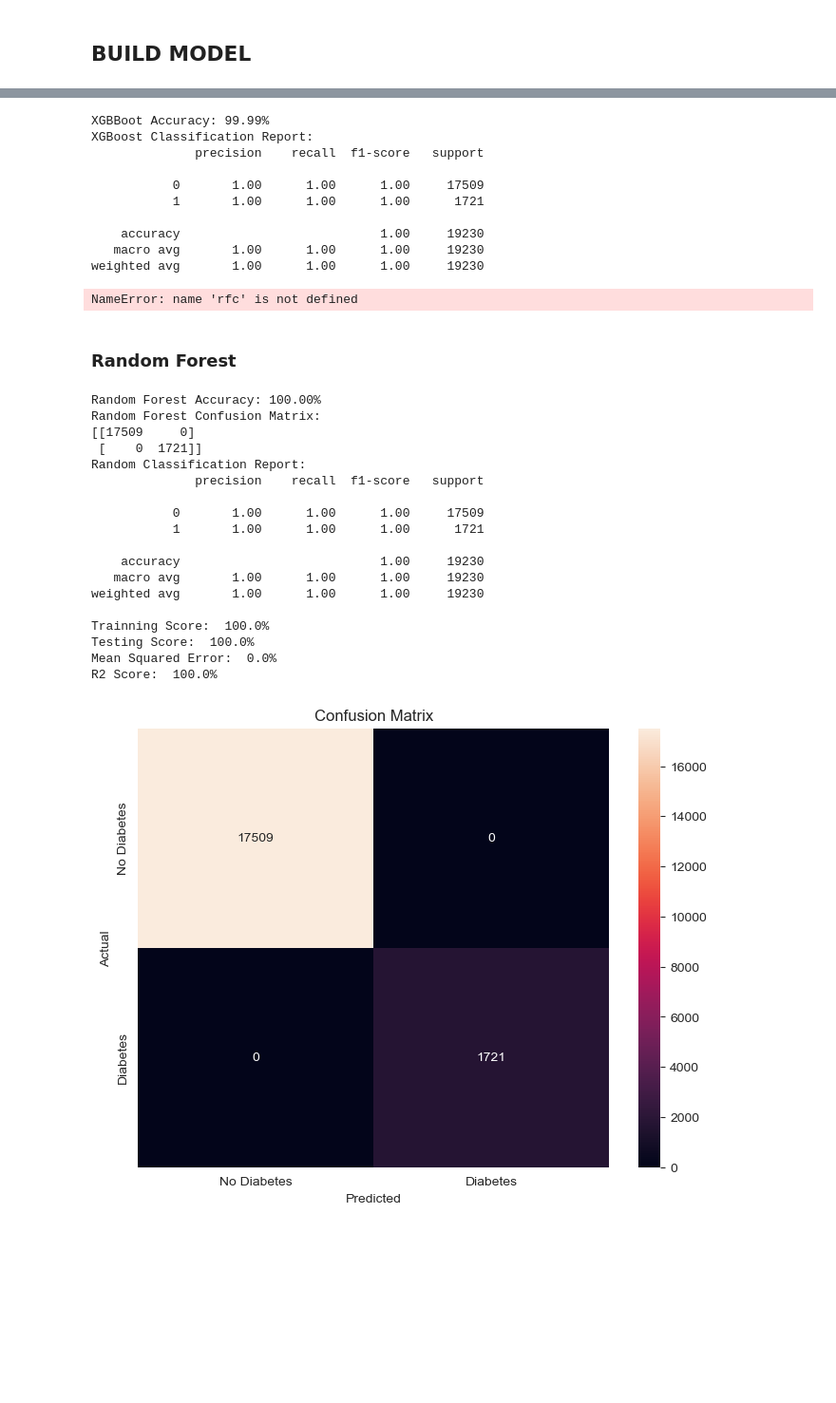
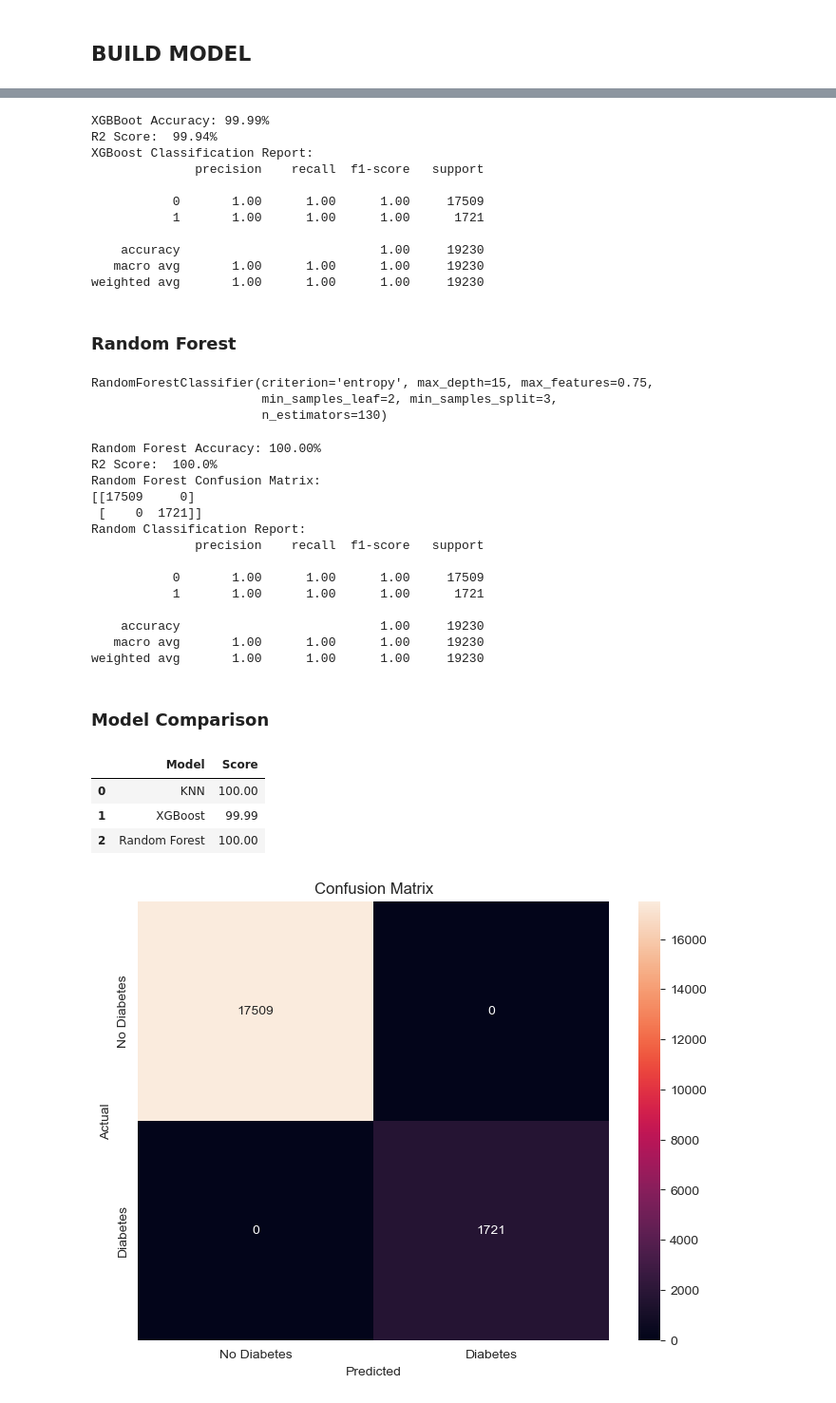
Before and after one commit to towmiessDS/Data-Science, a Jupyter notebook: Practice/Diabetes_Predict/Diabetes_Predict.ipynb, the cells around one changed output, grey strips where cells are left out. Shown at 95% size. Cells and saved outputs as stored; diff of their text form; code cells hidden in the pictures; blank space fills up the shorter version.

```diff
--- a/Practice/Diabetes_Predict/Diabetes_Predict.ipynb
+++ b/Practice/Diabetes_Predict/Diabetes_Predict.ipynb
@@ -545,0 +561,17 @@ Data saved successfully!
+# %%
+# Split the dataset into training and testing sets
+x_train, x_test, y_train, y_test = train_test_split(x_pca, y, test_size=0.2, random_state=42)
+
+# Initialize and train the KNN model
+knn = KNeighborsClassifier(n_neighbors=5)
+knn.fit(x_train, y_train)
+
+# Make predictions on the test set
+y_pred_knn = knn.predict(x_test)
+
+# Evaluate the KNN model
+accuracy_knn = round(accuracy_score(y_test, y_pred_knn) * 100, 2)
+
+print(f'KNN Accuracy: {accuracy_knn:.2f}%')
+print('R2 Score: ', str(round(r2_score(y_test, y_pred_knn)*100,2))+ '%')
+print(f'KNN Classification Report:\n{classification_report(y_test, y_pred_knn)}')
@@ -549,0 +592,4 @@ from sklearn.metrics import mean_squared_error, r2_score
+# %%
+xgb = XGBClassifier(objective = 'binary:logistic', learning_rate = 0.01, max_depth = 10, n_estimators = 180)
+
+xgb.fit(x_train, y_train)
@@ -550,6 +608,4 @@ from sklearn.metrics import mean_squared_error, r2_score
 # %%
-# Splitting the dataset into training and testing sets
-x_train, x_test, y_train, y_test = train_test_split(x_pca, y, test_size=0.2 , random_state=42)
 
 # Initializing and training the XGBoost model
 xgb_model = XGBClassifier(random_state=42)
@@ -565,15 +621,11 @@ recall = recall_score(y_test, y_pred)
 f1 = f1_score(y_test, y_pred)
 
 print(f'XGBBoot Accuracy: {accuracy}%')
+print('R2 Score: ', str(round(r2_score(y_test, y_pred)*100,2))+ '%')
 print(f'XGBoost Classification Report:\n{classification_report(y_test, y_pred)}')
-
-
-print('Trainning Score: ', str(round(rfc.score(x_train, y_train)*100, 1)) + '%')
-print('Testing Score: ', str(round(rfc.score(x_test, y_test)*100, 1)) + '%')
-print('Mean Squared Error: ', str(round(mean_squared_error(y_test, y_pred)*100,2))+ '%')
-print('R2 Score: ', str(round(r2_score(y_test, y_pred)*100,2))+ '%')
 # %% [output]
 XGBBoot Accuracy: 99.99%
+R2 Score:  99.94%
 XGBoost Classification Report:
               precision    recall  f1-score   support
 
@@ -583,14 +635,16 @@ XGBoost Classification Report:
     accuracy                           1.00     19230
    macro avg       1.00      1.00      1.00     19230
 weighted avg       1.00      1.00      1.00     19230
-NameError: name 'rfc' is not defined
 # %% [markdown]
 ### Random Forest
+# %%
+rfc = RandomForestClassifier(criterion = 'entropy', max_depth = 15, max_features = 0.75, min_samples_leaf = 2, min_samples_split = 3, n_estimators = 130)
+rfc.fit(x_train, y_train)
+# %% [output]
+RandomForestClassifier(criterion='entropy', max_depth=15, max_features=0.75,
+                       min_samples_leaf=2, min_samples_split=3,
+                       n_estimators=130)
 # %%
-from sklearn.ensemble import RandomForestClassifier
-from sklearn.metrics import mean_squared_error, r2_score
-
-
 rfc = RandomForestClassifier()
 rfc.fit(x_train, y_train)
 y_pred_rfc = rfc.predict(x_test)
@@ -600,14 +654,12 @@ accuracy_rfc = round(accuracy_score(y_test, y_pred_rfc) * 100, 2)
 
 
 print(f'Random Forest Accuracy: {accuracy_rfc:.2f}%')
+print('R2 Score: ', str(round(r2_score(y_test, y_pred_rfc)*100,2))+ '%')
 print(f'Random Forest Confusion Matrix:\n{confusion_matrix(y_test, y_pred_rfc)}')
 print(f'Random Classification Report:\n{classification_report(y_test, y_pred_rfc)}')
-print('Trainning Score: ', str(round(rfc.score(x_train, y_train)*100, 1)) + '%')
-print('Testing Score: ', str(round(rfc.score(x_test, y_test)*100, 1)) + '%')
-print('Mean Squared Error: ', str(round(mean_squared_error(y_test, y_pred_rfc)*100,2))+ '%')
-print('R2 Score: ', str(round(r2_score(y_test, y_pred_rfc)*100,2))+ '%')
 # %% [output]
 Random Forest Accuracy: 100.00%
+R2 Score:  100.0%
 Random Forest Confusion Matrix:
 [[17509     0]
  [    0  1721]]
@@ -620,11 +672,18 @@ Random Classification Report:
     accuracy                           1.00     19230
    macro avg       1.00      1.00      1.00     19230
 weighted avg       1.00      1.00      1.00     19230
-
-Trainning Score:  100.0%
-Testing Score:  100.0%
-Mean Squared Error:  0.0%
-R2 Score:  100.0%
+# %% [markdown]
+### **Model Comparison**
+# %%
+pd.DataFrame({
+    'Model': ['KNN', 'XGBoost', 'Random Forest'],
+    'Score': [accuracy_knn, accuracy, accuracy_rfc]
+})
+# %% [output]
+|  | Model | Score |
+| 0 | KNN | 100.00 |
+| 1 | XGBoost | 99.99 |
+| 2 | Random Forest | 100.00 |
 # %%
 # Compute the confusion matrix
 conf_matrix = confusion_matrix(y_test, y_pred_rfc)
```
Also changed, not shown: parts of 23 cells of this notebook, 3 other files.
